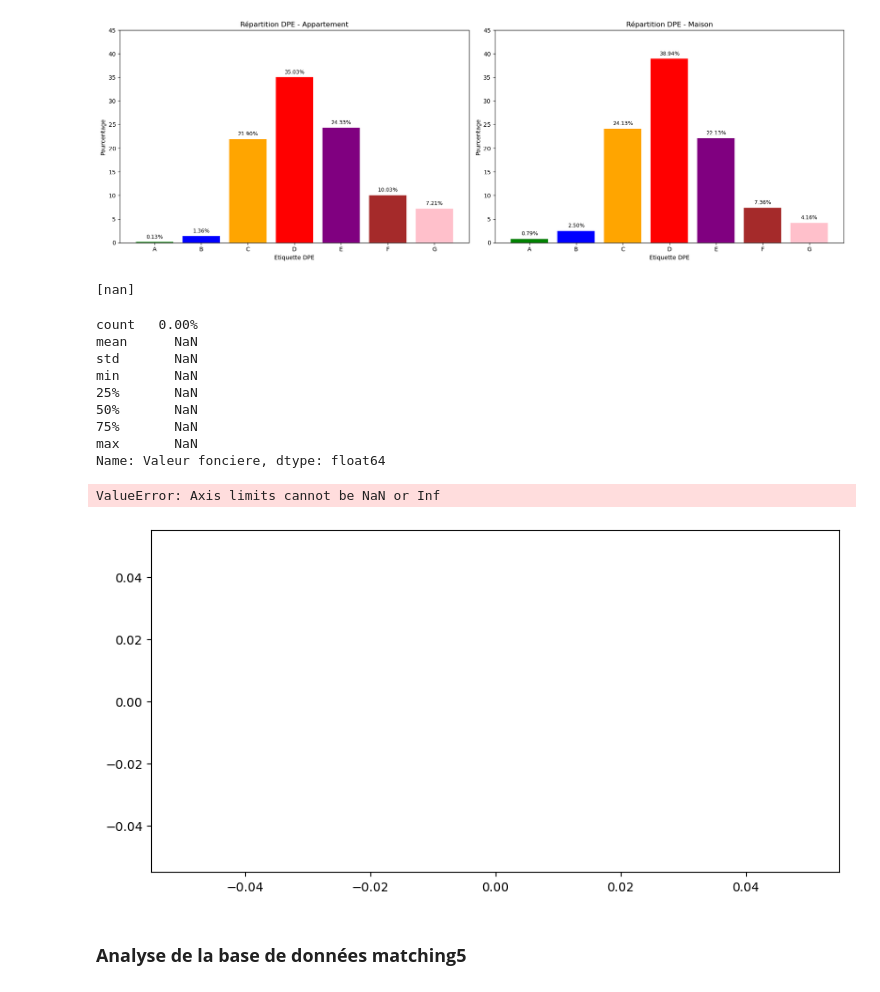
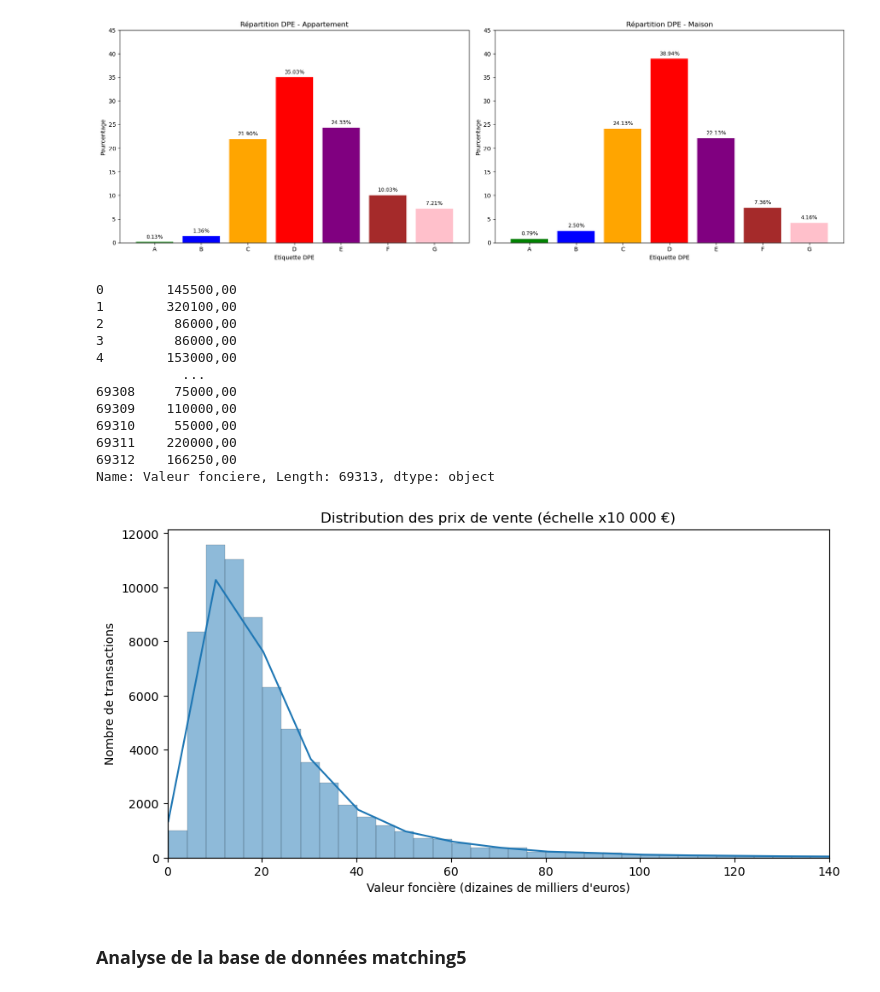
Before and after one commit to isaurepillet/STATAPP, a Jupyter notebook: amrei2.ipynb, the cells around one changed output. Cells and saved outputs as stored; diff of their text form; code cells hidden in the pictures.

```diff
--- a/amrei2.ipynb
+++ b/amrei2.ipynb
@@ -206,32 +222,48 @@ Le type de bâtiment avec le plus de logements en A : appartement (86 logements)
 Le type de bâtiment avec le plus de logements en E : appartement (16280 logements)
 [figure]
 # %%
-print(matching3['Valeur fonciere'].unique()[:10])
+print(matching3['Valeur fonciere'])
 # %% [output]
-[nan]
+0        145500,00
+1        320100,00
+2         86000,00
+3         86000,00
+4        153000,00
+           ...
+69308     75000,00
+69309    110000,00
+69310     55000,00
+69311    220000,00
+69312    166250,00
+Name: Valeur fonciere, Length: 69313, dtype: object
 # %%
-matching3['Valeur fonciere'] = pd.to_numeric(matching3['Valeur fonciere'], errors='coerce')
-print(matching3['Valeur fonciere'].dropna().describe())
+# Nettoyage
+matching3['Valeur fonciere (num)'] = (
+    matching3['Valeur fonciere']
+    .astype(str)
+    .str.replace(',', '.', regex=False)
+)
+matching3['Valeur fonciere (num)'] = pd.to_numeric(matching3['Valeur fonciere (num)'], errors='coerce')
 
+# Optionnel : enlever les lignes où la conversion a échoué
+matching3_clean = matching3[matching3['Valeur fonciere (num)'].notna()]
+
+# Affichage
 plt.figure(figsize=(10, 5))
-sns.histplot(matching3['Valeur fonciere'].dropna(), bins=100, kde=True)
-plt.xlim(0, matching3['Valeur fonciere'].quantile(0.99))  # Éviter les outliers extrêmes
-plt.xlabel("Valeur foncière (€)")
+
+# Diviser les valeurs par 10 000 pour les afficher en dizaines de milliers d'euros
+sns.histplot(matching3_clean['Valeur fonciere (num)'] / 10_000, bins=500, kde=True)
+
+# Limite à 99e percentile, aussi divisée par 10 000
+plt.xlim(0, matching3_clean['Valeur fonciere (num)'].quantile(0.99) / 10_000)
+
+# Noms des axes et titre
+plt.xlabel("Valeur foncière (dizaines de milliers d'euros)")
 plt.ylabel("Nombre de transactions")
-plt.title("Distribution des prix de vente")
+plt.title("Distribution des prix de vente (échelle x10 000 €)")
 plt.show()
 # %% [output]
-count   0.00%
-mean      NaN
-std       NaN
-min       NaN
-25%       NaN
-50%       NaN
-75%       NaN
-max       NaN
-Name: Valeur fonciere, dtype: float64
-ValueError: Axis limits cannot be NaN or Inf
-[figure, old version]
+[figure, new version]
 # %% [markdown]
 ### **Analyse de la base de données matching5**
 # %%
```
Also changed, not shown: parts of 7 cells of this notebook, 1 other file.
